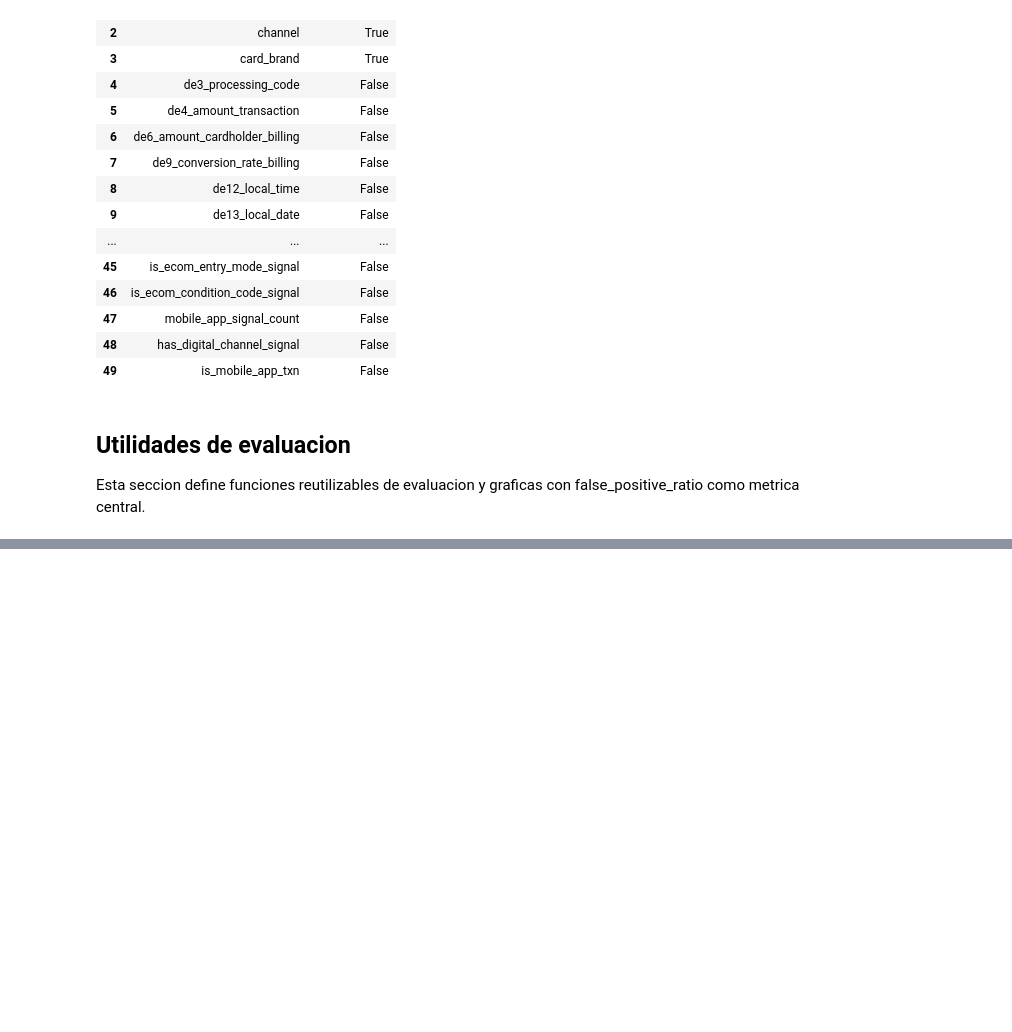
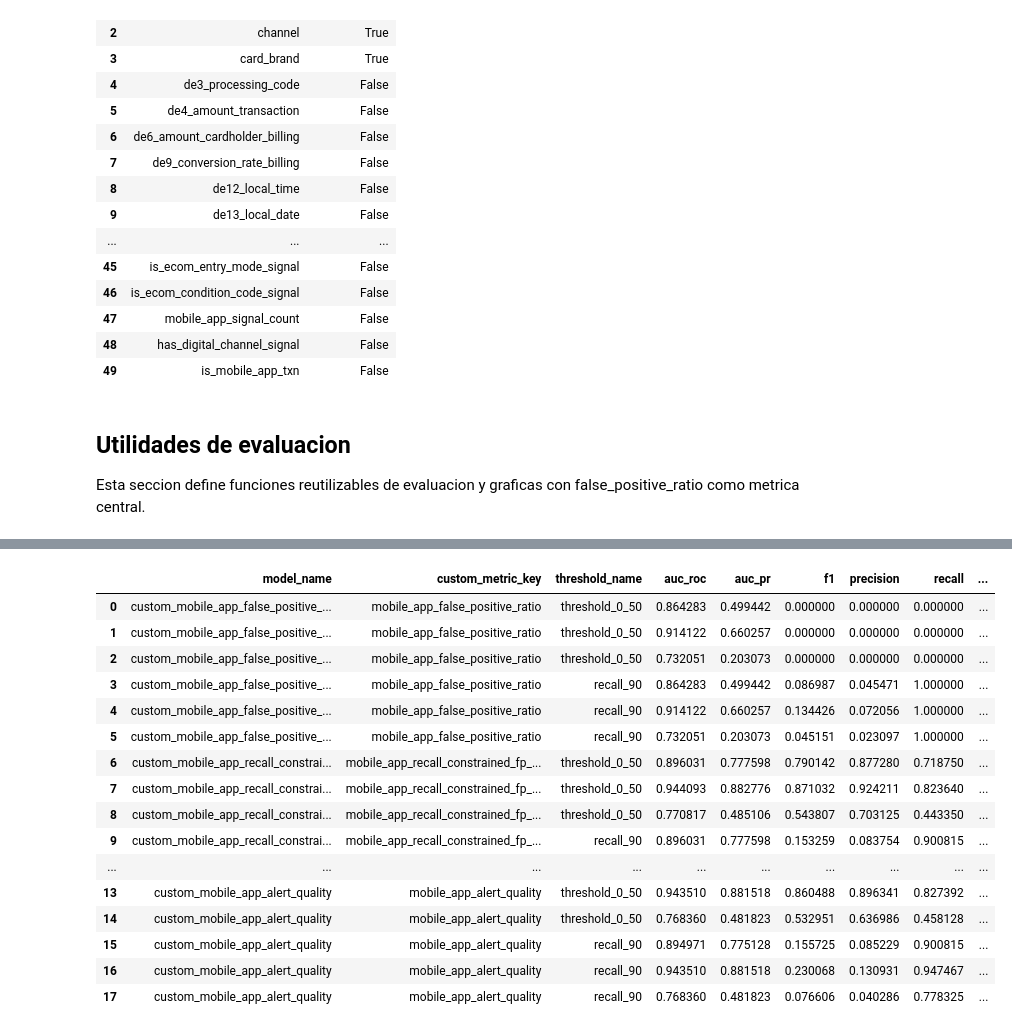
Before and after one commit to mar22266/Proyecto-DataSience-PlusTI, a Jupyter notebook: ObjetivoA.ipynb, the cells around one changed output, grey strips where cells are left out. Drawn from its saved outputs; the diff is of its cells as text; code cells hidden in the pictures; blank space fills up the shorter version.

Commit message:
Feat: funciones, modelo base

```diff
--- a/ObjetivoA.ipynb
+++ b/ObjetivoA.ipynb
@@ -1647,0 +1890,75 @@ def plot_score_distribution(y_true, y_score, title, file_name):
+# %%
+# Entrena un modelo con metrica custom
+def train_custom_metric_model(metric_config, base_params):
+    params = dict(base_params)
+    params["metric"] = "None"
+    feval_function = build_custom_feval(
+        metric_config["metric_name"],
+        valid_mobile_flags,
+        metric_config.get("params", {}),
+    )
+    model = train_lgbm_model(
+        params,
+        x_train_sub,
+        y_train_sub,
+        x_valid,
+        y_valid,
+        categorical_features,
+        feval=feval_function,
+        num_boost_round=500,
+    )
+    return model
+
+
+custom_models = {}
+custom_test_scores = {}
+custom_metrics_tables = []
+custom_prediction_tables = []
+
+# Entrena modelos custom
+for metric_config in custom_metric_configs:
+    metric_name = metric_config["metric_name"]
+    print(f"Training custom model: {metric_name}")
+    model = train_custom_metric_model(metric_config, baseline_params)
+    model_name = f"custom_{metric_name}"
+    custom_models[model_name] = model
+
+    test_score = model.predict(x_test, num_iteration=model.best_iteration)
+    custom_test_scores[model_name] = test_score
+    threshold_50 = 0.50
+    threshold_recall = find_threshold_for_recall(y_test, test_score, TARGET_RECALL)
+
+    metric_table = pd.concat(
+        [
+            evaluate_model_by_segments(model_name, metric_name, "threshold_0_50", y_test, test_score, test_mobile_flag, threshold_50),
+            evaluate_model_by_segments(model_name, metric_name, "recall_90", y_test, test_score, test_mobile_flag, threshold_recall),
+        ],
+        ignore_index=True,
+    )
+    metric_table["best_iteration"] = int(model.best_iteration or 0)
+    metric_table["best_score"] = json.dumps(model.best_score, ensure_ascii=True)
+    custom_metrics_tables.append(metric_table)
+
+    prediction_table = pd.DataFrame(
+        {
+            "row_index": test_model_data.index,
+            "transaction_id": test_model_data["transaction_id"] if "transaction_id" in test_model_data.columns else test_model_data.index.astype(str),
+            "model_name": model_name,
+            "custom_metric_key": metric_name,
+            "is_fraud": y_test.to_numpy(),
+            "is_mobile_app_txn": test_mobile_flag,
+            "score": test_score,
+            "pred_0_50": get_binary_predictions(test_score, threshold_50),
+            "pred_recall_90": get_binary_predictions(test_score, threshold_recall),
+        }
+    )
+    custom_prediction_tables.append(prediction_table)
+
+custom_metric_comparison_table = pd.concat(custom_metrics_tables, ignore_index=True)
+custom_model_test_predictions = pd.concat(custom_prediction_tables, ignore_index=True)
+
+custom_metric_comparison_table.to_csv(CUSTOM_METRICS_DIR / "custom_metric_comparison.csv", index=False)
+custom_model_test_predictions.to_csv(CUSTOM_METRICS_DIR / "custom_model_test_predictions.csv", index=False)
+
+display(custom_metric_comparison_table)
+# %% [output]
@@ -1647,0 +1982,17 @@ def plot_score_distribution(y_true, y_score, title, file_name):
+|  | model_name | custom_metric_key | threshold_name | auc_roc | auc_pr | f1 | precision | recall | ... |
+| 0 | custom_mobile_app_false_positive_... | mobile_app_false_positive_ratio | threshold_0_50 | 0.864283 | 0.499442 | 0.000000 | 0.000000 | 0.000000 | ... |
+| 1 | custom_mobile_app_false_positive_... | mobile_app_false_positive_ratio | threshold_0_50 | 0.914122 | 0.660257 | 0.000000 | 0.000000 | 0.000000 | ... |
+| 2 | custom_mobile_app_false_positive_... | mobile_app_false_positive_ratio | threshold_0_50 | 0.732051 | 0.203073 | 0.000000 | 0.000000 | 0.000000 | ... |
+| 3 | custom_mobile_app_false_positive_... | mobile_app_false_positive_ratio | recall_90 | 0.864283 | 0.499442 | 0.086987 | 0.045471 | 1.000000 | ... |
+| 4 | custom_mobile_app_false_positive_... | mobile_app_false_positive_ratio | recall_90 | 0.914122 | 0.660257 | 0.134426 | 0.072056 | 1.000000 | ... |
+| 5 | custom_mobile_app_false_positive_... | mobile_app_false_positive_ratio | recall_90 | 0.732051 | 0.203073 | 0.045151 | 0.023097 | 1.000000 | ... |
+| 6 | custom_mobile_app_recall_constrai... | mobile_app_recall_constrained_fp_... | threshold_0_50 | 0.896031 | 0.777598 | 0.790142 | 0.877280 | 0.718750 | ... |
+| 7 | custom_mobile_app_recall_constrai... | mobile_app_recall_constrained_fp_... | threshold_0_50 | 0.944093 | 0.882776 | 0.871032 | 0.924211 | 0.823640 | ... |
+| 8 | custom_mobile_app_recall_constrai... | mobile_app_recall_constrained_fp_... | threshold_0_50 | 0.770817 | 0.485106 | 0.543807 | 0.703125 | 0.443350 | ... |
+| 9 | custom_mobile_app_recall_constrai... | mobile_app_recall_constrained_fp_... | recall_90 | 0.896031 | 0.777598 | 0.153259 | 0.083754 | 0.900815 | ... |
+| ... | ... | ... | ... | ... | ... | ... | ... | ... | ... |
+| 13 | custom_mobile_app_alert_quality | mobile_app_alert_quality | threshold_0_50 | 0.943510 | 0.881518 | 0.860488 | 0.896341 | 0.827392 | ... |
+| 14 | custom_mobile_app_alert_quality | mobile_app_alert_quality | threshold_0_50 | 0.768360 | 0.481823 | 0.532951 | 0.636986 | 0.458128 | ... |
+| 15 | custom_mobile_app_alert_quality | mobile_app_alert_quality | recall_90 | 0.894971 | 0.775128 | 0.155725 | 0.085229 | 0.900815 | ... |
+| 16 | custom_mobile_app_alert_quality | mobile_app_alert_quality | recall_90 | 0.943510 | 0.881518 | 0.230068 | 0.130931 | 0.947467 | ... |
+| 17 | custom_mobile_app_alert_quality | mobile_app_alert_quality | recall_90 | 0.768360 | 0.481823 | 0.076606 | 0.040286 | 0.778325 | ... |
```
Also changed, not shown: parts of 6 cells of this notebook.
